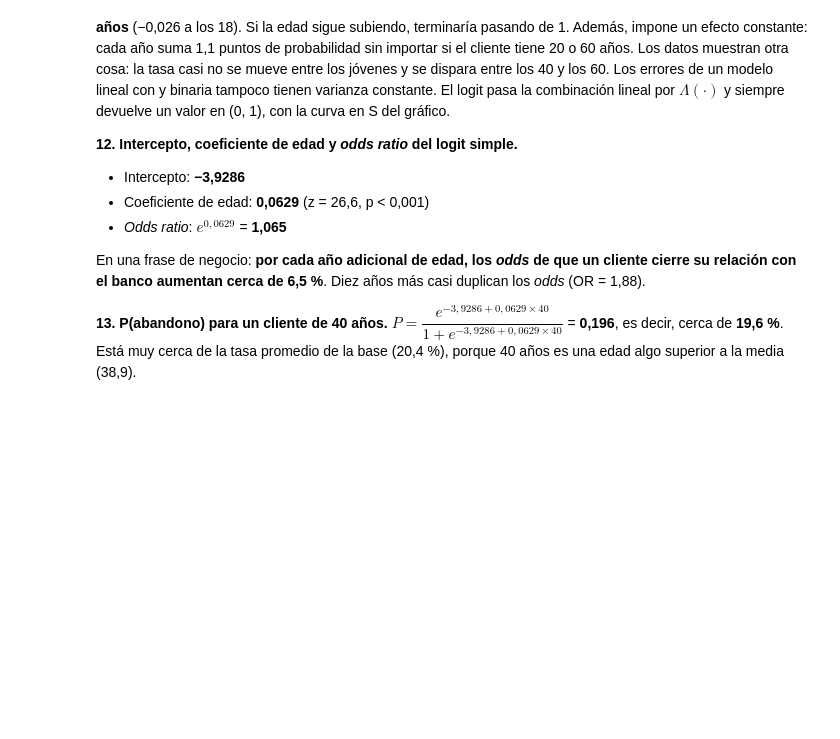
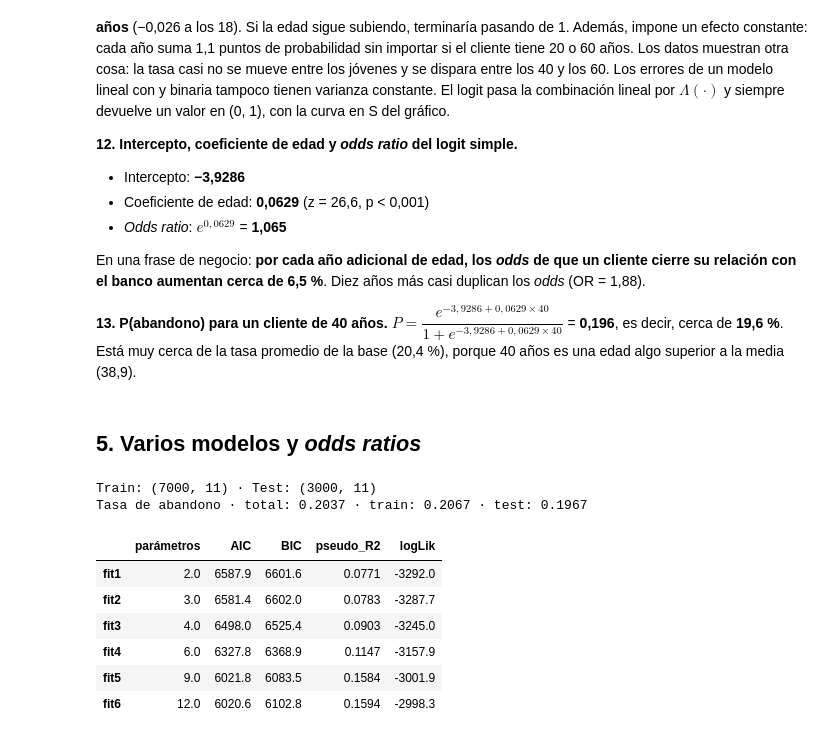
Before and after one commit to tibelclan-bot/Taller-de-regresion-, a Jupyter notebook: Taller_Abandono_Producto_Financiero.ipynb, the cells around one changed output. Saved outputs shown, nothing was run; the diff lists cells and outputs as text; code cells hidden in the pictures; blank space fills up the shorter version.

Commit message:
Punto 5: modelos y odds ratios

```diff
--- a/Taller_Abandono_Producto_Financiero.ipynb
+++ b/Taller_Abandono_Producto_Financiero.ipynb
@@ -347,3 +347,41 @@ En una frase de negocio: **por cada año adicional de edad, los *odds* de que un
 
 **13. P(abandono) para un cliente de 40 años.**
 $P = \dfrac{e^{-3{,}9286 + 0{,}0629 \times 40}}{1 + e^{-3{,}9286 + 0{,}0629 \times 40}}$ = **0,196**, es decir, cerca de **19,6 %**. Está muy cerca de la tasa promedio de la base (20,4 %), porque 40 años es una edad algo superior a la media (38,9).
+# %% [markdown]
+## 5. Varios modelos y *odds ratios*
+# %%
+rng = np.random.default_rng(8)
+idx_train = rng.choice(df.index, size=int(0.7 * len(df)), replace=False)
+Train_Data = df.loc[idx_train].copy()
+Test_Data = df.drop(index=idx_train).copy()
+print("Train:", Train_Data.shape, "· Test:", Test_Data.shape)
+print("Tasa de abandono · total:", round(df["abandono"].mean(), 4),
+      "· train:", round(Train_Data["abandono"].mean(), 4),
+      "· test:", round(Test_Data["abandono"].mean(), 4))
+# %% [output]
+Train: (7000, 11) · Test: (3000, 11)
+Tasa de abandono · total: 0.2037 · train: 0.2067 · test: 0.1967
+# %%
+formulas = {
+    "fit1": "abandono ~ edad",
+    "fit2": "abandono ~ edad + puntaje_crediticio",
+    "fit3": "abandono ~ edad + puntaje_crediticio + C(sexo)",
+    "fit4": "abandono ~ edad + puntaje_crediticio + C(sexo) + C(pais)",
+    "fit5": "abandono ~ edad + puntaje_crediticio + C(sexo) + C(pais) + saldo + numero_productos + miembro_activo",
+    "fit6": "abandono ~ edad + puntaje_crediticio + C(sexo) + C(pais) + saldo + numero_productos + miembro_activo"
+            " + antiguedad + tiene_tarjeta + salario_estimado",
+}
+ajustes = {k: smf.logit(f, data=Train_Data).fit(disp=0) for k, f in formulas.items()}
+comparacion = pd.DataFrame({
+    k: {"parámetros": int(m.df_model + 1), "AIC": round(m.aic, 1), "BIC": round(m.bic, 1),
+        "pseudo_R2": round(m.prsquared, 4), "logLik": round(m.llf, 1)}
+    for k, m in ajustes.items()}).T
+comparacion
+# %% [output]
+|  | parámetros | AIC | BIC | pseudo_R2 | logLik |
+| fit1 | 2.0 | 6587.9 | 6601.6 | 0.0771 | -3292.0 |
+| fit2 | 3.0 | 6581.4 | 6602.0 | 0.0783 | -3287.7 |
+| fit3 | 4.0 | 6498.0 | 6525.4 | 0.0903 | -3245.0 |
+| fit4 | 6.0 | 6327.8 | 6368.9 | 0.1147 | -3157.9 |
+| fit5 | 9.0 | 6021.8 | 6083.5 | 0.1584 | -3001.9 |
+| fit6 | 12.0 | 6020.6 | 6102.8 | 0.1594 | -2998.3 |
```
Also changed, not shown: parts of 4 cells of this notebook.
